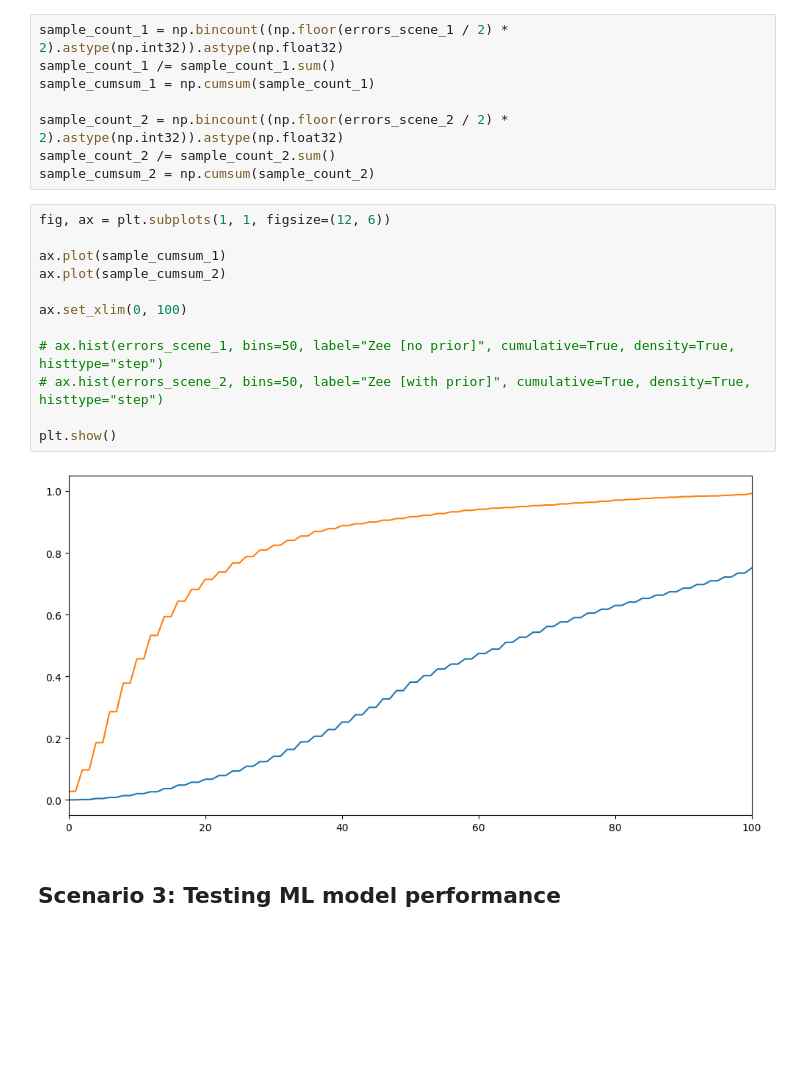
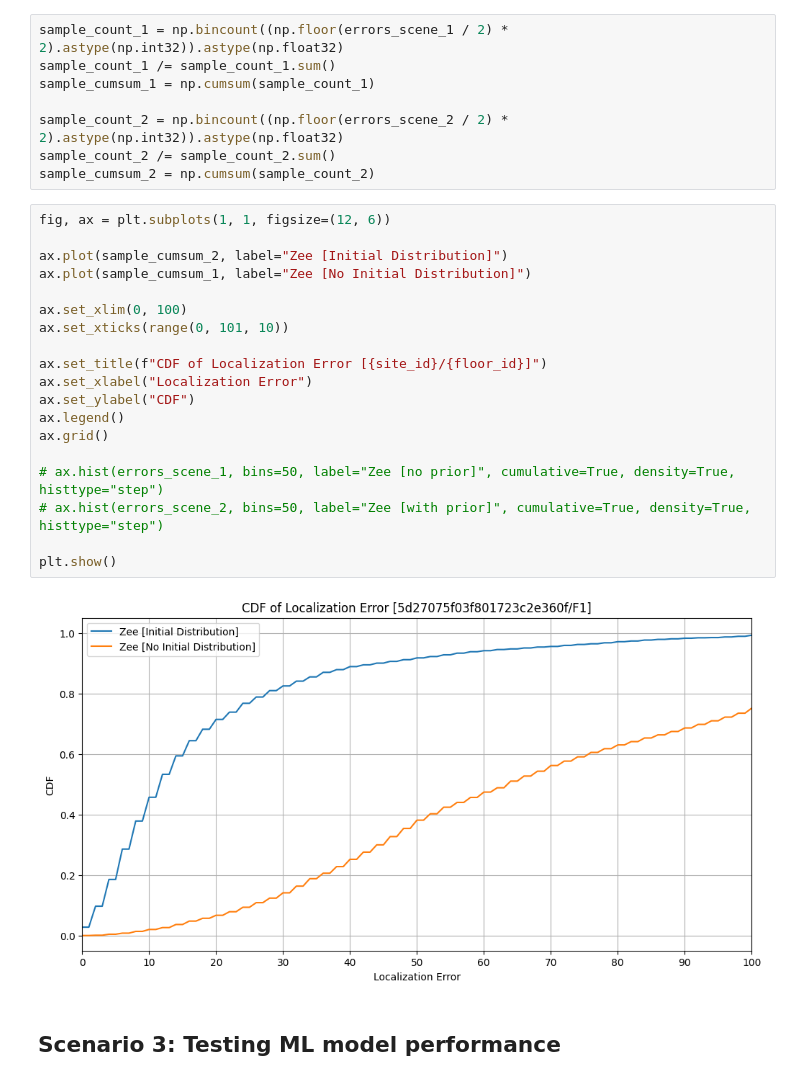
Before and after one commit to hungnd11/my-thesis, a Jupyter notebook: code/experiments/zee.ipynb, the cells around one changed output. Cells and saved outputs as stored; diff of their text form; blank space fills up the shorter version.

```diff
--- a/code/experiments/zee.ipynb
+++ b/code/experiments/zee.ipynb
@@ -663,17 +663,24 @@ sample_cumsum_2 = np.cumsum(sample_count_2)
 # %%
 fig, ax = plt.subplots(1, 1, figsize=(12, 6))
 
-ax.plot(sample_cumsum_1)
-ax.plot(sample_cumsum_2)
+ax.plot(sample_cumsum_2, label="Zee [Initial Distribution]")
+ax.plot(sample_cumsum_1, label="Zee [No Initial Distribution]")
 
 ax.set_xlim(0, 100)
+ax.set_xticks(range(0, 101, 10))
+
+ax.set_title(f"CDF of Localization Error [{site_id}/{floor_id}]")
+ax.set_xlabel("Localization Error")
+ax.set_ylabel("CDF")
+ax.legend()
+ax.grid()
 
 # ax.hist(errors_scene_1, bins=50, label="Zee [no prior]", cumulative=True, density=True, histtype="step")
 # ax.hist(errors_scene_2, bins=50, label="Zee [with prior]", cumulative=True, density=True, histtype="step")
 
 plt.show()
 # %% [output]
-[figure, old version]
+[figure, new version]
 # %% [markdown]
 ## Scenario 3: Testing ML model performance
 # %%
```
Also changed, not shown: parts of 9 cells of this notebook, 3 other files.
